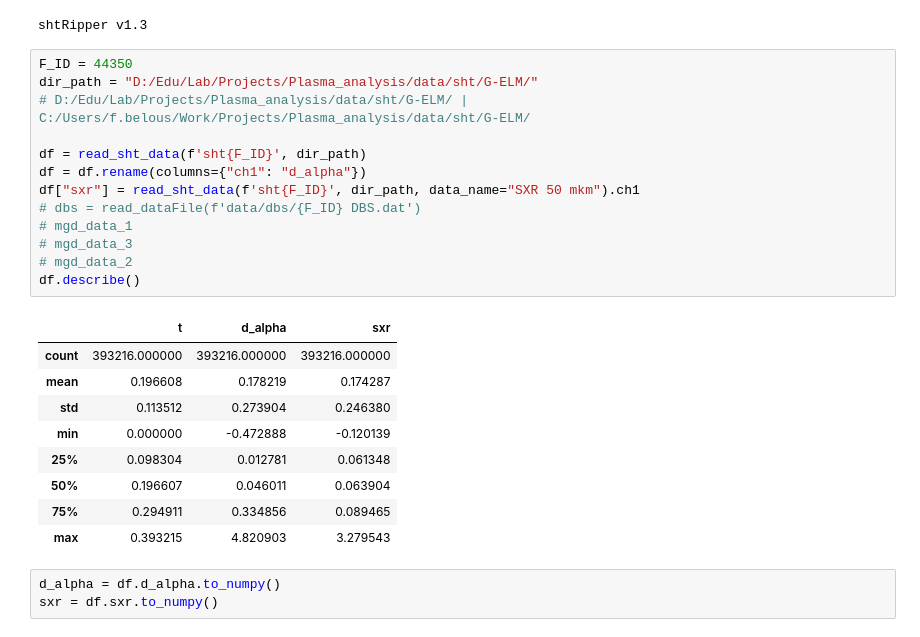
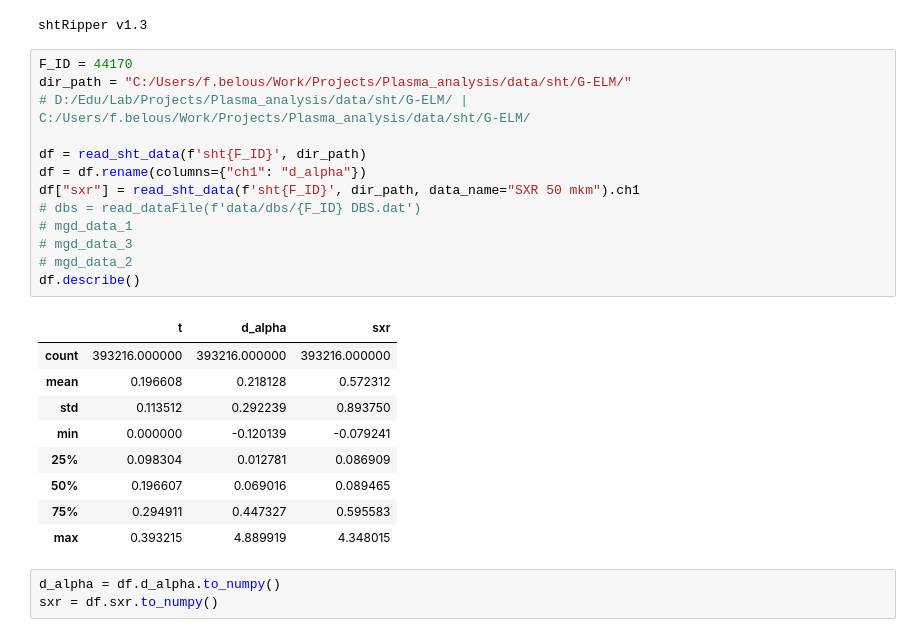
Before and after one commit to feodorrussia/Plasma_analysis, a Jupyter notebook: Marking system.ipynb, the cells around one changed output. Drawn from its saved outputs; the diff is of its cells as text.

```diff
--- a/Marking system.ipynb
+++ b/Marking system.ipynb
@@ -4,28 +4,28 @@ from source.Files_operating import read_sht_data
 # %% [output]
 shtRipper v1.3
 # %%
-F_ID = 44350
-dir_path = "D:/Edu/Lab/Projects/Plasma_analysis/data/sht/G-ELM/"
+F_ID = 44170
+dir_path = "C:/Users/f.belous/Work/Projects/Plasma_analysis/data/sht/G-ELM/"
 # D:/Edu/Lab/Projects/Plasma_analysis/data/sht/G-ELM/ | C:/Users/f.belous/Work/Projects/Plasma_analysis/data/sht/G-ELM/
 
 df = read_sht_data(f'sht{F_ID}', dir_path)
 df = df.rename(columns={"ch1": "d_alpha"})
 df["sxr"] = read_sht_data(f'sht{F_ID}', dir_path, data_name="SXR 50 mkm").ch1
 # dbs = read_dataFile(f'data/dbs/{F_ID} DBS.dat')
 # mgd_data_1
 # mgd_data_3
 # mgd_data_2
 df.describe()
 # %% [output]
 |  | t | d_alpha | sxr |
 | count | 393216.000000 | 393216.000000 | 393216.000000 |
-| mean | 0.196608 | 0.178219 | 0.174287 |
-| std | 0.113512 | 0.273904 | 0.246380 |
-| min | 0.000000 | -0.472888 | -0.120139 |
-| 25% | 0.098304 | 0.012781 | 0.061348 |
-| 50% | 0.196607 | 0.046011 | 0.063904 |
-| 75% | 0.294911 | 0.334856 | 0.089465 |
-| max | 0.393215 | 4.820903 | 3.279543 |
+| mean | 0.196608 | 0.218128 | 0.572312 |
+| std | 0.113512 | 0.292239 | 0.893750 |
+| min | 0.000000 | -0.120139 | -0.079241 |
+| 25% | 0.098304 | 0.012781 | 0.086909 |
+| 50% | 0.196607 | 0.069016 | 0.089465 |
+| 75% | 0.294911 | 0.447327 | 0.595583 |
+| max | 0.393215 | 4.889919 | 4.348015 |
 # %%
 d_alpha = df.d_alpha.to_numpy()
 sxr = df.sxr.to_numpy()
```
Also changed, not shown: parts of 10 cells of this notebook, 2 other files.
